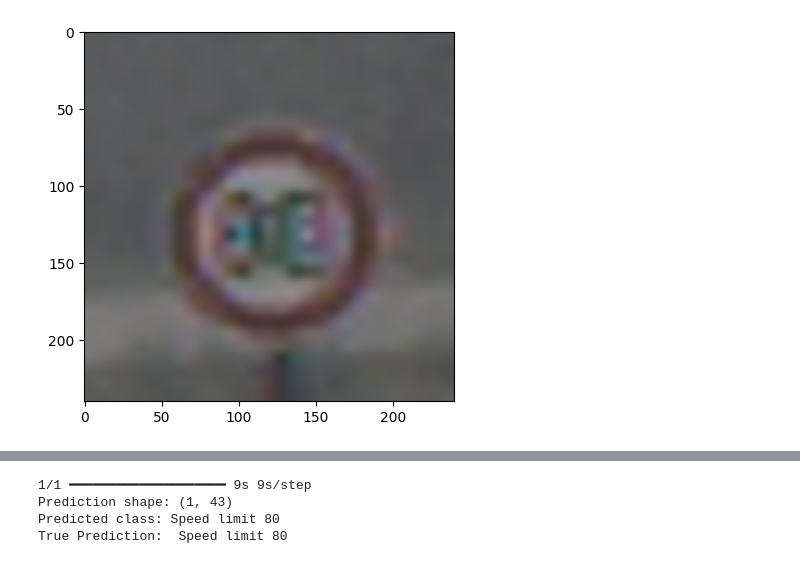
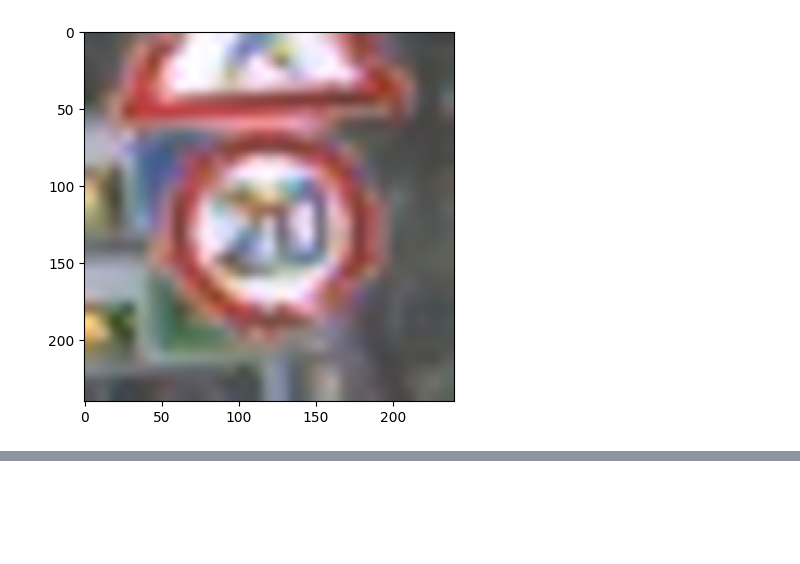
Before and after one commit to Adversarial-Attacks-on-Deeplearning/EfficientNet, a Jupyter notebook: deep_fool_and_sparse_fool.ipynb, the cells around one changed output, grey strips where cells are left out. Cells and saved outputs as stored; diff of their text form; code cells hidden in the pictures; blank space fills up the shorter version.

```diff
--- a/deep_fool_and_sparse_fool.ipynb
+++ b/deep_fool_and_sparse_fool.ipynb
@@ -23,14 +46,14 @@ model = load_model("EfficientNetB1.keras")
 # %%
 
 # Path to your .ppm image
-image_path = "/home/salma/graduation_project/EfficientNet/GTSRB/Final_Training/Images/00005/00000_00000.ppm"
+image_path = "/content/GTSRB/Final_Training/Images/00000/00000_00000.ppm"
 
 # Load and preprocess the image with the correct target size (240x240)
 image = load_ppm_image(image_path, target_size=(240, 240))
 image_to_show = tf.squeeze(image, axis=0)
 plt.imshow(image_to_show/255.0)
 plt.show()
 true_pridition  = predict_traffic_sign(image, model, GTSRB_CLASSES)
 print("True Prediction: ", GTSRB_CLASSES[true_pridition])
 # %% [output]
-[figure, old version]
+[figure, new version]
@@ -42,4 +63,0 @@ I0000 00:00:1744139922.057859   27920 device_compiler.h:188] Compiled cluster us
-1/1 ━━━━━━━━━━━━━━━━━━━━ 9s 9s/step
-Prediction shape: (1, 43)
-Predicted class: Speed limit 80
-True Prediction:  Speed limit 80
```
Also changed, not shown: parts of 15 cells of this notebook, 1 other file.
